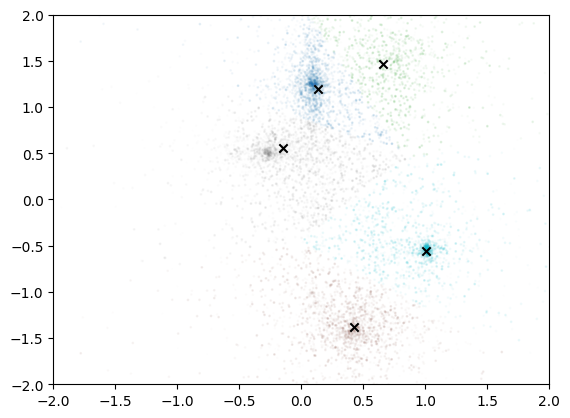
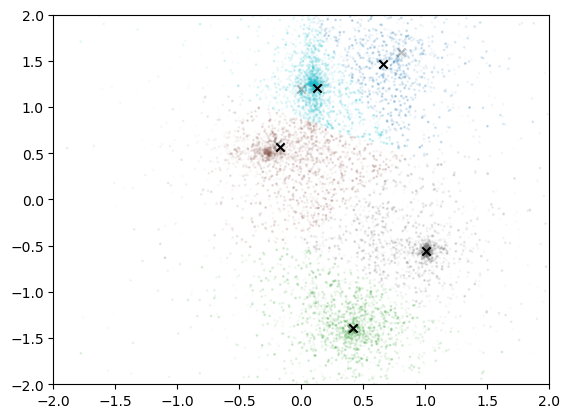
The change to this notebook cell's code, shown as a diff; its figure went from the first image to the second:
--- before
+++ after
@@ -13,8 +13,9 @@
 # Transform the weights for display purposes
 weights_log = np.log(weights.ravel())
-weights_log = (weights_log - np.min(weights_log)) / (np.max(weights_log) - np.min(weights_log)) / 5
+weights_log = (weights_log - np.min(weights_log)) / (np.max(weights_log) - np.min(weights_log)) / 3
 
 # Compute the mean-shift centroids
 seeds = get_seeds(data, bandwidth, top_n=top_n, min_count=min_count)
+#seeds = get_seeds(data, bandwidth, top_n=5, min_count=min_count, max_filter_size=3)
 centroids = mean_shift(data,
                        make_gaussian_kernel(bandwidth, weights),
@@ -26,4 +27,5 @@
 # Plot the results
 plt.scatter(data[:, 0], data[:, 1], alpha=weights_log, c=groups, s=1, cmap='tab10')
+plt.scatter(seeds[:, 0], seeds[:, 1], alpha=0.25, c='black', marker='x')
 plt.scatter(centroids[:, 0], centroids[:, 1], c='black', marker='x')
 plt.xlim(-x_limit, x_limit)

Commit: Adding mean-shift get_seeds() support for using a max filter.